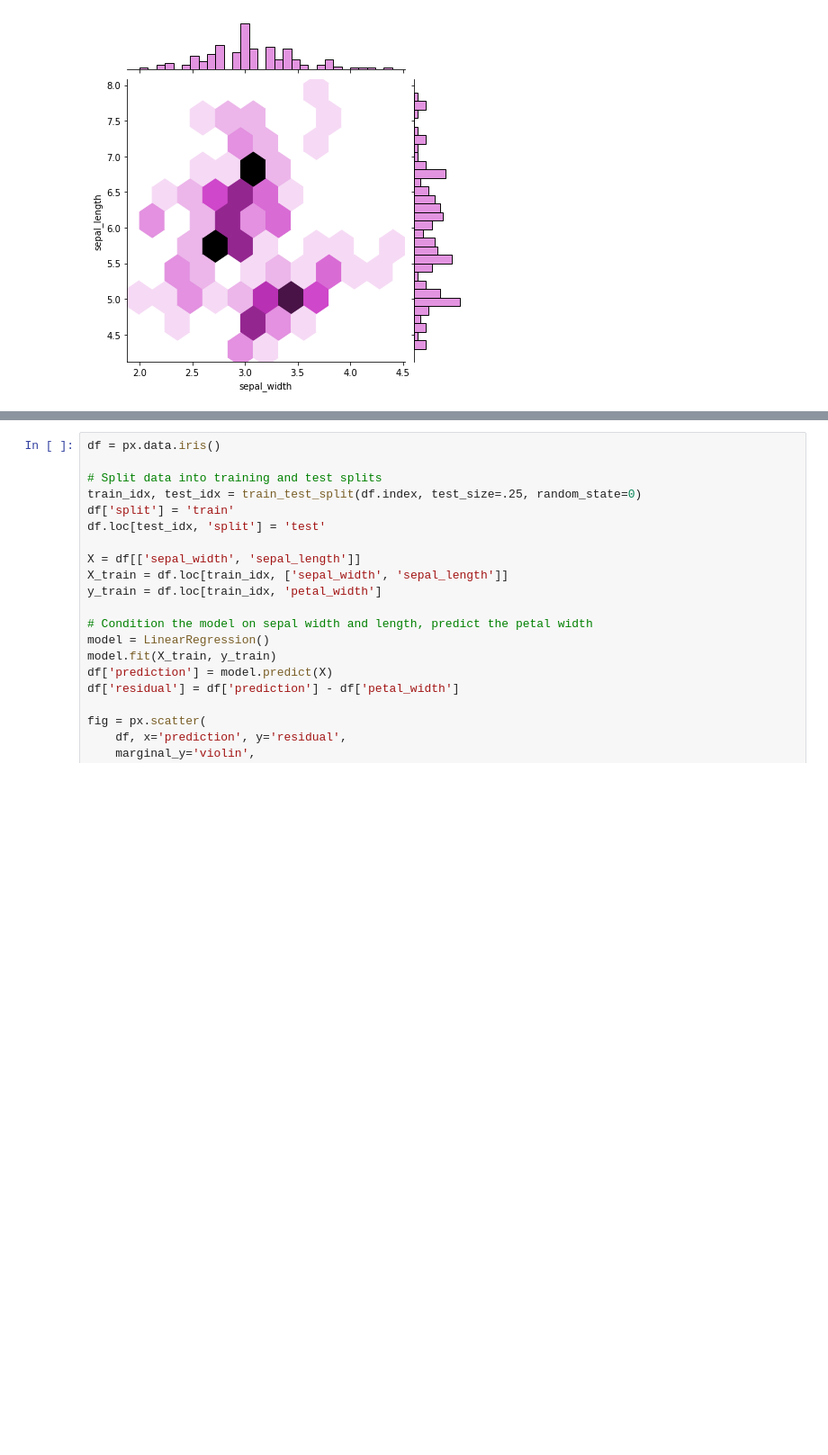
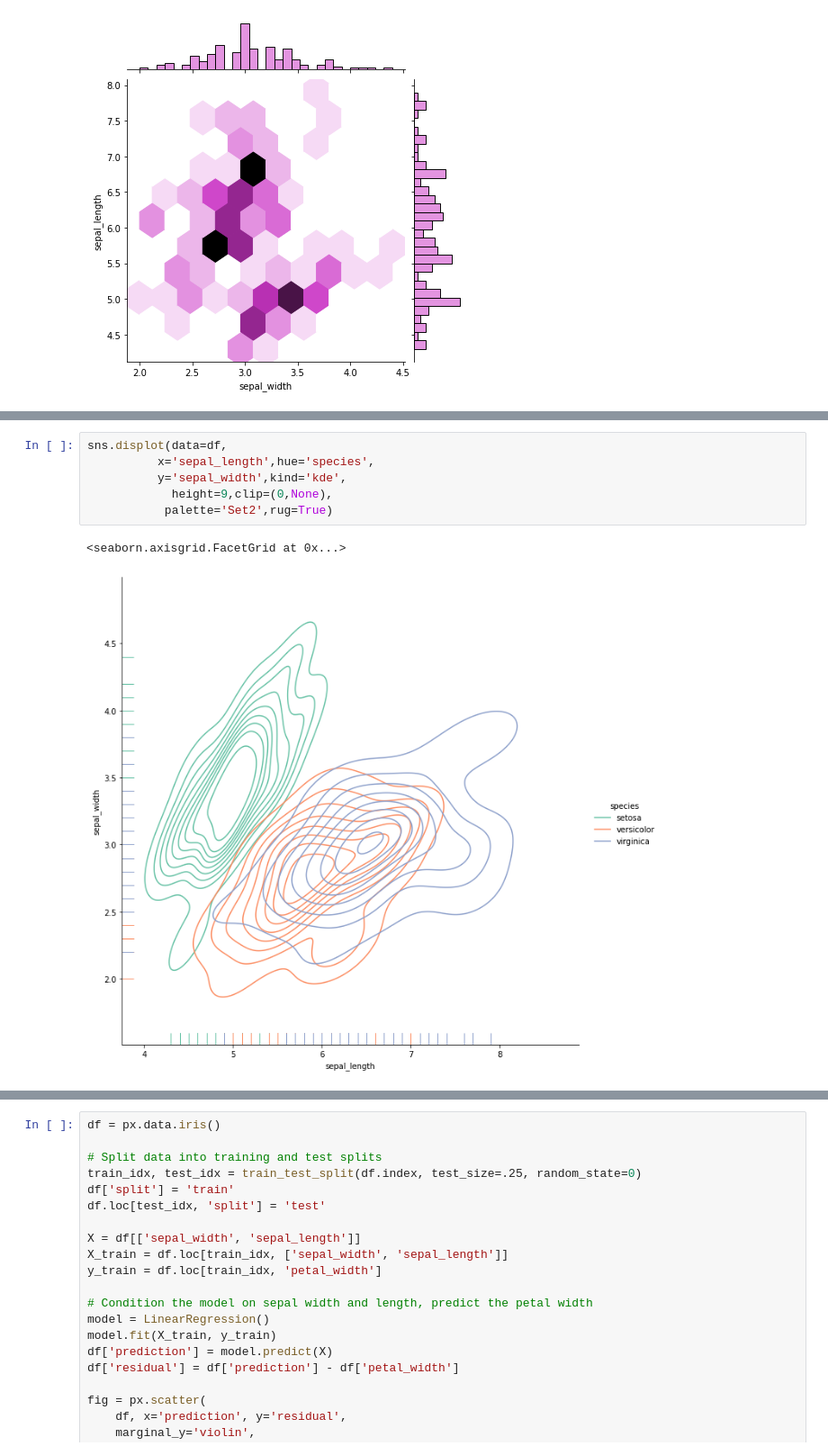
Before and after one commit to Jacobheyman702/Blog_4_new, a Jupyter notebook: vizualizations.ipynb, the cells around one changed output, grey strips where cells are left out. Shown: that part at 90% size. Cells and saved outputs as stored; diff of their text form; blank space fills up the shorter version.

```diff
--- a/vizualizations.ipynb
+++ b/vizualizations.ipynb
@@ -50,0 +56,9 @@ g.plot(sns.scatterplot, sns.histplot)
+# %%
+sns.displot(data=df,
+          x='sepal_length',hue='species',
+          y='sepal_width',kind='kde',
+            height=9,clip=(0,None),
+           palette='Set2',rug=True)
+# %% [output]
+<seaborn.axisgrid.FacetGrid at 0x...>
+[figure, added]
```
Also changed, not shown: parts of 14 cells of this notebook.
